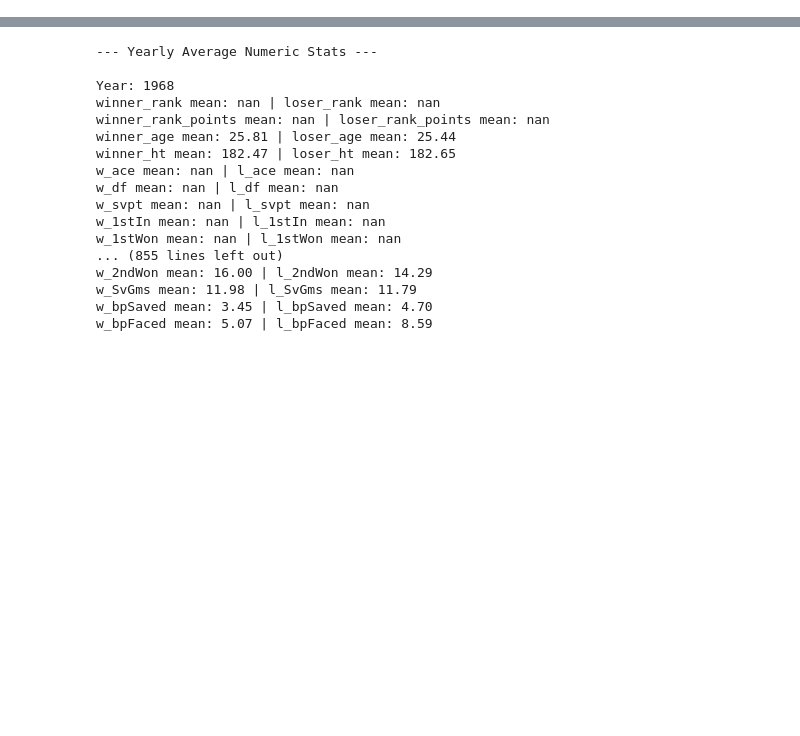
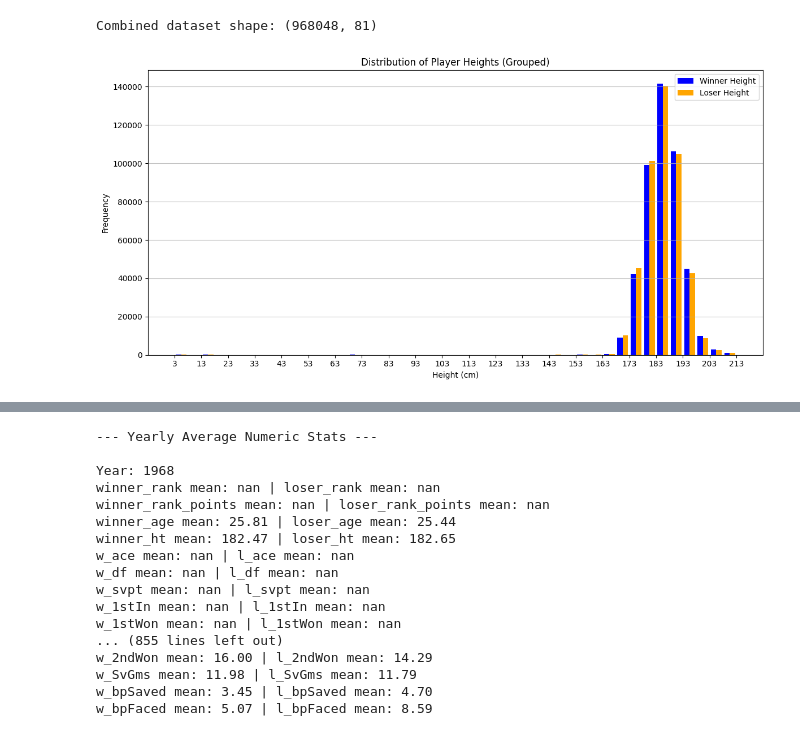
Before and after one commit to kieran20022/Data-Science, a Jupyter notebook: testing.ipynb, the cells around one changed output, grey strips where cells are left out. Cells and saved outputs as stored; diff of their text form; code cells hidden in the pictures; blank space fills up the shorter version.

Commit message:
Charts

```diff
--- a/testing.ipynb
+++ b/testing.ipynb
@@ -6,0 +8,38 @@ import re
+# %%
+# Find all ATP matches CSV files in ./data
+csv_files = glob.glob('./data/atp_matches_*.csv')
+
+# Combine all ATP matches CSV files into a single DataFrame
+all_dfs = [pd.read_csv(file) for file in csv_files]
+big_df = pd.concat(all_dfs, ignore_index=True)
+print(f"Combined dataset shape: {big_df.shape}")
+
+# Drop missing values for heights
+heights_df = big_df[['winner_ht', 'loser_ht']].dropna()
+
+# Define common bins for both groups
+bins = np.arange(min(heights_df.min()), max(heights_df.max()) + 5, 5)
+
+# Calculate histogram counts
+winner_counts, _ = np.histogram(heights_df['winner_ht'], bins=bins)
+loser_counts, _ = np.histogram(heights_df['loser_ht'], bins=bins)
+
+# Calculate bar positions (grouped)
+bin_centers = (bins[:-1] + bins[1:]) / 2
+bar_width = 2  # smaller than bin size to fit both side by side
+
+plt.figure(figsize=(12, 6))
+plt.bar(bin_centers - bar_width/2, winner_counts, width=bar_width, label='Winner Height', color='blue')
+plt.bar(bin_centers + bar_width/2, loser_counts, width=bar_width, label='Loser Height', color='orange')
+plt.xticks(np.arange(bins[0], bins[-1]+1, 10))
+
+plt.xlabel('Height (cm)')
+plt.ylabel('Frequency')
+plt.title('Distribution of Player Heights (Grouped)')
+plt.legend()
+plt.grid(axis='y', alpha=0.75)
+plt.tight_layout()
+plt.show()
+# %% [output]
+Combined dataset shape: (968048, 81)
+[figure, added]
```
Also changed, not shown: parts of 4 cells of this notebook.
